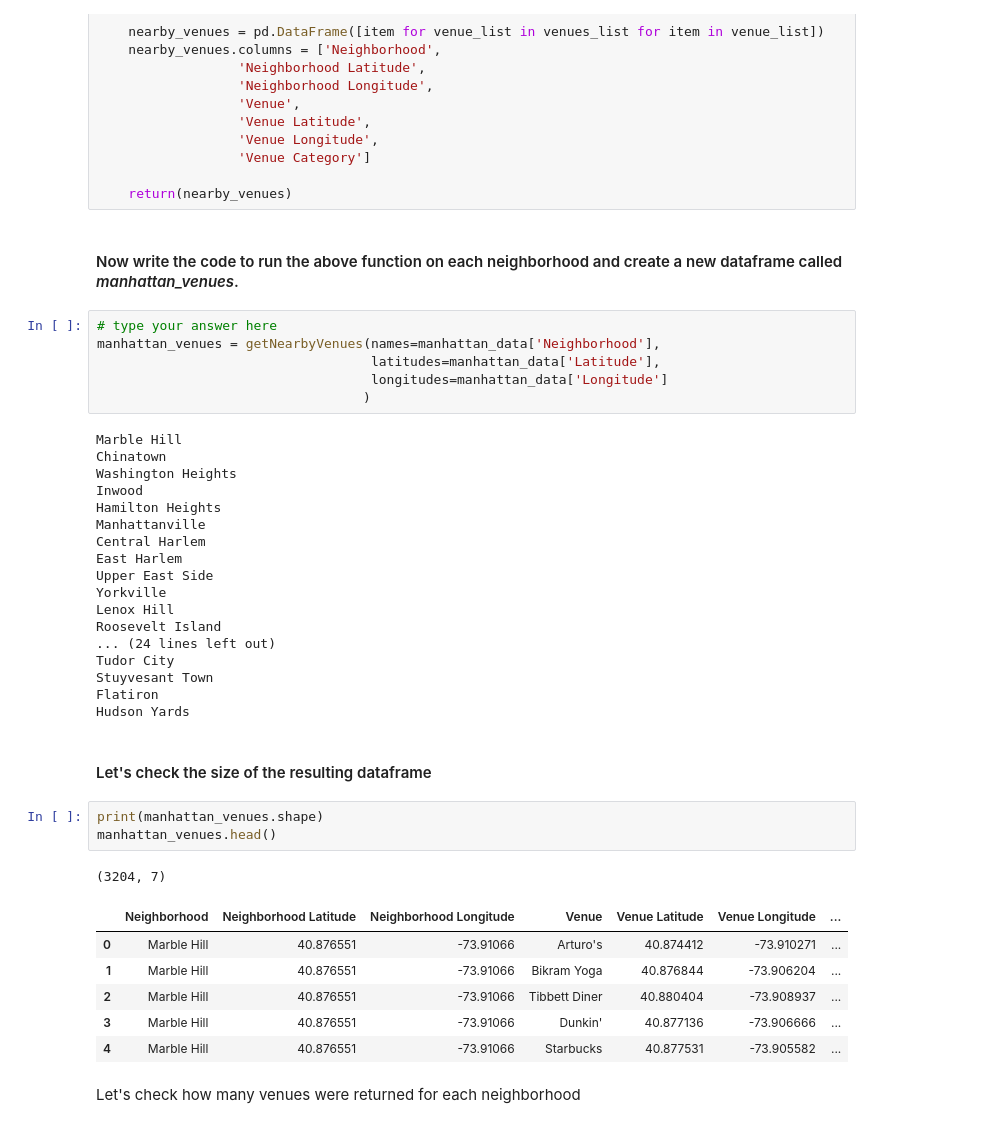
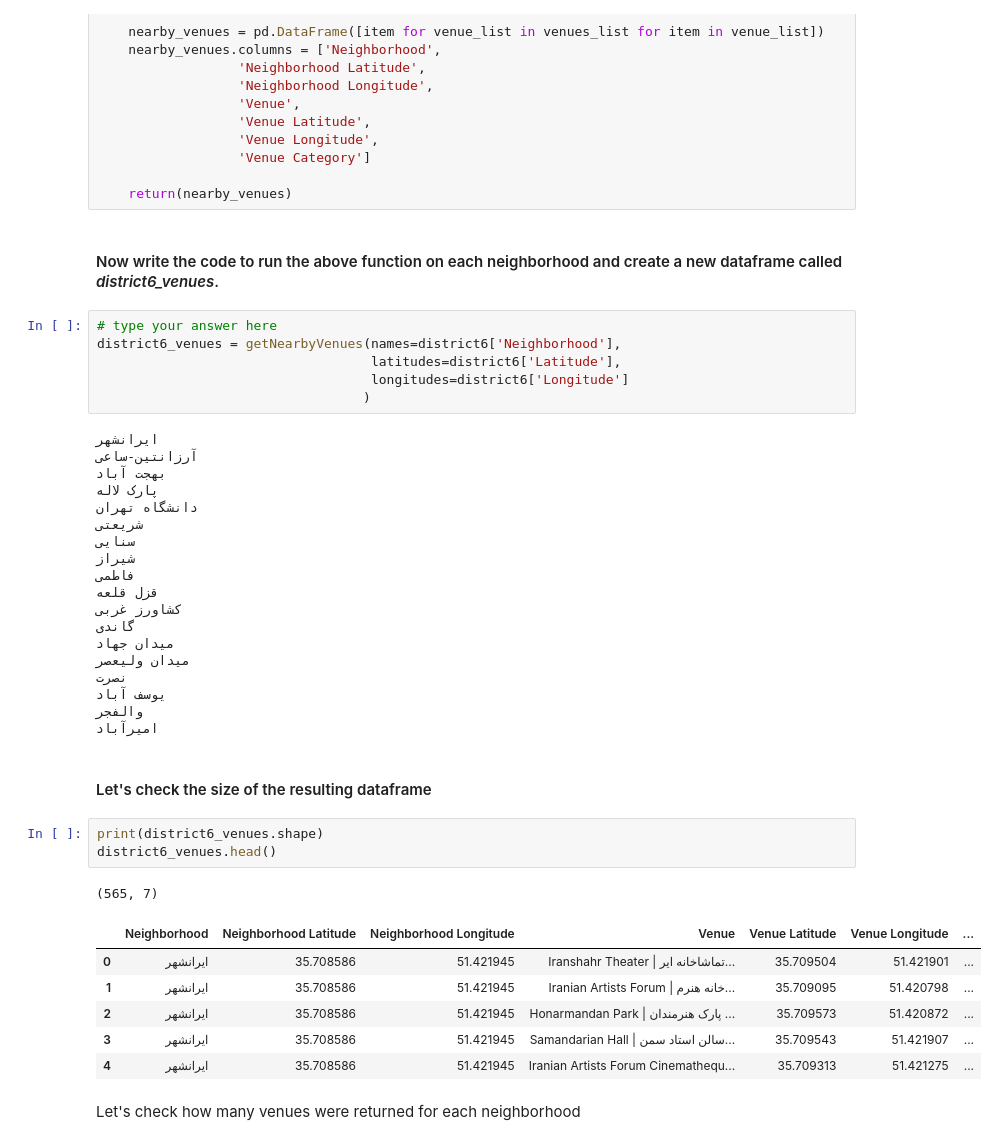
Before and after one commit to mjalalimanesh/IBM-Data-Science-Foursquare-Project, a Jupyter notebook: Tehran_Neighborhoods_Venue_Segmentation.ipynb, the cells around one changed output. Saved outputs shown, nothing was run; the diff lists cells and outputs as text.

```diff
--- a/Tehran_Neighborhoods_Venue_Segmentation.ipynb
+++ b/Tehran_Neighborhoods_Venue_Segmentation.ipynb
@@ -395,44 +377,45 @@ def getNearbyVenues(names, latitudes, longitudes, radius=500):
 
     return(nearby_venues)
 # %% [markdown]
-#### Now write the code to run the above function on each neighborhood and create a new dataframe called _manhattan_venues_.
+#### Now write the code to run the above function on each neighborhood and create a new dataframe called _district6_venues_.
 # %%
 # type your answer here
-manhattan_venues = getNearbyVenues(names=manhattan_data['Neighborhood'],
-                                   latitudes=manhattan_data['Latitude'],
-                                   longitudes=manhattan_data['Longitude']
+district6_venues = getNearbyVenues(names=district6['Neighborhood'],
+                                   latitudes=district6['Latitude'],
+                                   longitudes=district6['Longitude']
                                   )
 # %% [output]
-Marble Hill
-Chinatown
-Washington Heights
-Inwood
-Hamilton Heights
-Manhattanville
-Central Harlem
-East Harlem
-Upper East Side
-Yorkville
-Lenox Hill
-Roosevelt Island
-... (24 lines left out)
-Tudor City
-Stuyvesant Town
-Flatiron
-Hudson Yards
+ایرانشهر
+آرزانتین-ساعی
+بهجت آباد
+پارک لاله
+دانشگاه تهران
+شریعتی
+سنایی
+شیراز
+فاطمی
+قزل قلعه
+کشاورز غربی
+گاندی
+میدان جهاد
+میدان ولیعصر
+نصرت
+یوسف آباد
+والفجر
+امیرآباد
 # %% [markdown]
 #### Let's check the size of the resulting dataframe
 # %%
-print(manhattan_venues.shape)
-manhattan_venues.head()
+print(district6_venues.shape)
+district6_venues.head()
 # %% [output]
-(3204, 7)
+(565, 7)
 |  | Neighborhood | Neighborhood Latitude | Neighborhood Longitude | Venue | Venue Latitude | Venue Longitude | ... |
-| 0 | Marble Hill | 40.876551 | -73.91066 | Arturo's | 40.874412 | -73.910271 | ... |
-| 1 | Marble Hill | 40.876551 | -73.91066 | Bikram Yoga | 40.876844 | -73.906204 | ... |
-| 2 | Marble Hill | 40.876551 | -73.91066 | Tibbett Diner | 40.880404 | -73.908937 | ... |
-| 3 | Marble Hill | 40.876551 | -73.91066 | Dunkin' | 40.877136 | -73.906666 | ... |
-| 4 | Marble Hill | 40.876551 | -73.91066 | Starbucks | 40.877531 | -73.905582 | ... |
+| 0 | ایرانشهر | 35.708586 | 51.421945 | Iranshahr Theater | تماشاخانه ایر... | 35.709504 | 51.421901 | ... |
+| 1 | ایرانشهر | 35.708586 | 51.421945 | Iranian Artists Forum | خانه هنرم... | 35.709095 | 51.420798 | ... |
+| 2 | ایرانشهر | 35.708586 | 51.421945 | Honarmandan Park | پارک هنرمندان ... | 35.709573 | 51.420872 | ... |
+| 3 | ایرانشهر | 35.708586 | 51.421945 | Samandarian Hall | سالن استاد سمن... | 35.709543 | 51.421907 | ... |
+| 4 | ایرانشهر | 35.708586 | 51.421945 | Iranian Artists Forum Cinemathequ... | 35.709313 | 51.421275 | ... |
 # %% [markdown]
 Let's check how many venues were returned for each neighborhood
 # %%
```
Also changed, not shown: parts of 23 cells of this notebook.
